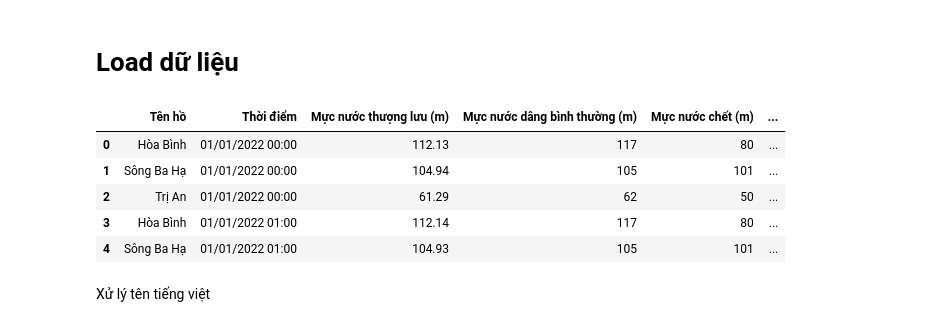
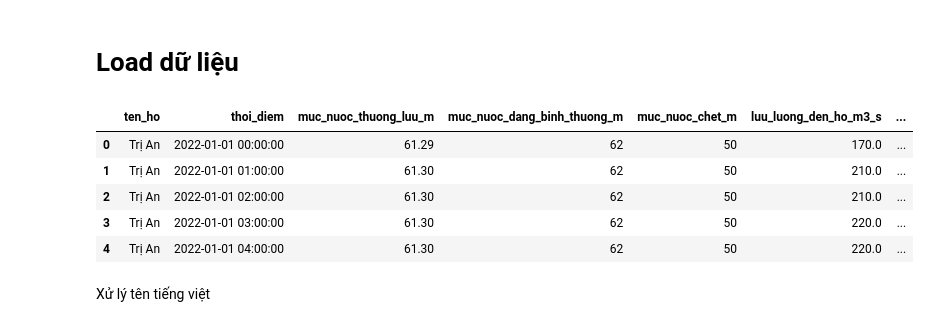
Before and after one commit to leducthanh041/CS313-DoAn, a Jupyter notebook: CuoiKi/EDA_ThuyDien/EDA_NoneDapXa/Code/03.EDA_TriAn.ipynb, the cells around one changed output. Saved outputs shown, nothing was run; the diff lists cells and outputs as text; code cells hidden in the pictures.

```diff
--- a/CuoiKi/EDA_ThuyDien/EDA_NoneDapXa/Code/03.EDA_TriAn.ipynb
+++ b/CuoiKi/EDA_ThuyDien/EDA_NoneDapXa/Code/03.EDA_TriAn.ipynb
@@ -18,16 +18,16 @@ sns.set(style="whitegrid")
 # Load dữ liệu
 # %%
 # Cell 2: Load dataframe và chuẩn hoá tên cột (snake_case không dấu)
-PATH = "../../.././data_thuydien/data_thuydien.csv"   # chỉnh đường dẫn nếu cần
+PATH = "../../.././data_thuydien/dataCacDap/data_thuydien_Trị_An.csv"   # chỉnh đường dẫn nếu cần
 df = pd.read_csv(PATH)
 df.head()
 # %% [output]
-|  | Tên hồ | Thời điểm | Mực nước thượng lưu (m) | Mực nước dâng bình thường (m) | Mực nước chết (m) | ... |
-| 0 | Hòa Bình | 01/01/2022 00:00 | 112.13 | 117 | 80 | ... |
-| 1 | Sông Ba Hạ | 01/01/2022 00:00 | 104.94 | 105 | 101 | ... |
-| 2 | Trị An | 01/01/2022 00:00 | 61.29 | 62 | 50 | ... |
-| 3 | Hòa Bình | 01/01/2022 01:00 | 112.14 | 117 | 80 | ... |
-| 4 | Sông Ba Hạ | 01/01/2022 01:00 | 104.93 | 105 | 101 | ... |
+|  | ten_ho | thoi_diem | muc_nuoc_thuong_luu_m | muc_nuoc_dang_binh_thuong_m | muc_nuoc_chet_m | luu_luong_den_ho_m3_s | ... |
+| 0 | Trị An | 2022-01-01 00:00:00 | 61.29 | 62 | 50 | 170.0 | ... |
+| 1 | Trị An | 2022-01-01 01:00:00 | 61.30 | 62 | 50 | 210.0 | ... |
+| 2 | Trị An | 2022-01-01 02:00:00 | 61.30 | 62 | 50 | 210.0 | ... |
+| 3 | Trị An | 2022-01-01 03:00:00 | 61.30 | 62 | 50 | 220.0 | ... |
+| 4 | Trị An | 2022-01-01 04:00:00 | 61.30 | 62 | 50 | 220.0 | ... |
 # %% [markdown]
 Xử lý tên tiếng việt
 # %%
```
Also changed, not shown: 31 other files.
